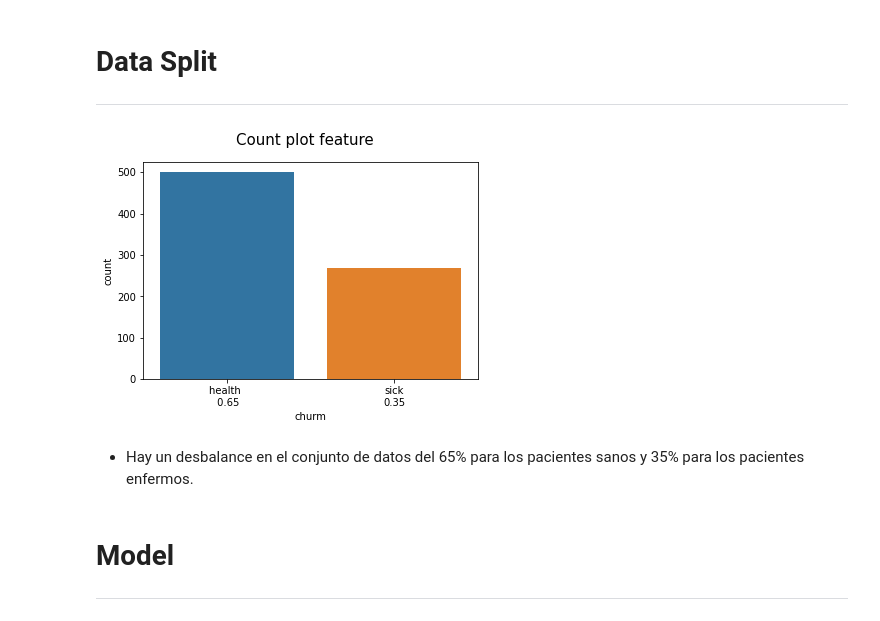
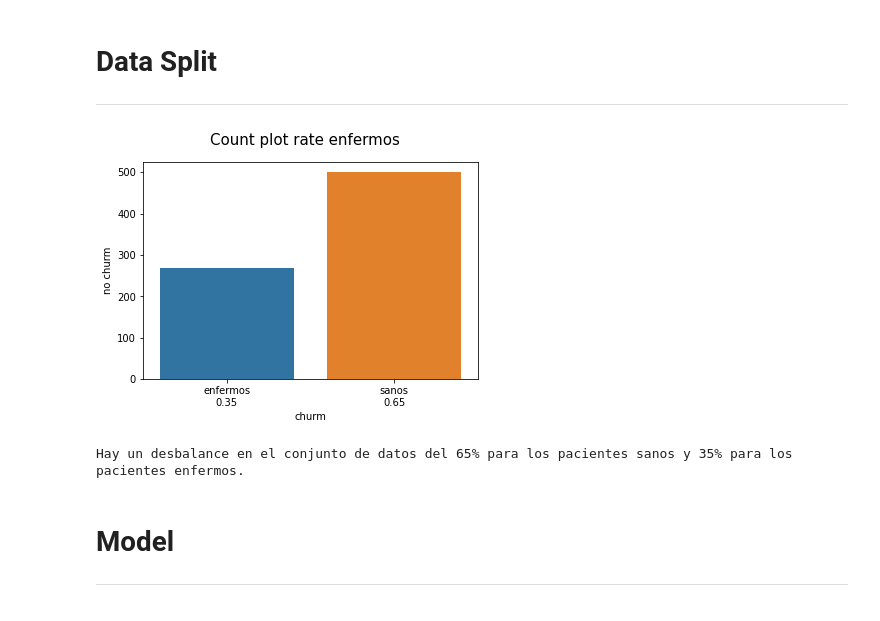
Before and after one commit to Kaiziferr/deep_learning, a Jupyter notebook: multilayer_perceptron/01_neural_network_diabetes.ipynb, the cells around one changed output. Drawn from its saved outputs; the diff is of its cells as text; code cells hidden in the pictures.

```diff
--- a/multilayer_perceptron/01_neural_network_diabetes.ipynb
+++ b/multilayer_perceptron/01_neural_network_diabetes.ipynb
@@ -50 +50,23 @@ y = data_values[:, 8]
+# %%
+def plot_bars(data: np.ndarray, title: str= 'feature', x_size:int=6, y_size:int=4, font_size:int=15,
+              x_label:str='churm', y_label:str='no churm')->None:
+  fig, ax = plt.subplots(figsize = (x_size, y_size))
+  fig.suptitle(f'Count plot {title}', fontsize = font_size)
+  sns.countplot(x = data, ax = ax)
+  label, data_target = np.unique(data, return_counts=True)
+  len_data = data.shape[0]
+  pe = '{0:.2f}'.format(data_target[1]/len_data)
+  ps = '{0:.2f}'.format(data_target[0]/len_data)
+
+  ax.set_xticklabels([f'{ax.get_xticklabels()[0].get_text()}\n{ps}', f'{ax.get_xticklabels()[1].get_text()}\n{pe}'])
+  ax.set(xlabel=x_label, ylabel=y_label)
+  fig.show()
+# %%
+plot_bars(np.where(y==1, 'enfermos', 'sanos'), title = 'rate enfermos')
+# %% [output]
+[figure, added]
+# %%
+print('Hay un desbalance en el conjunto de datos del 65% para los pacientes sanos y 35% para los pacientes enfermos.')
+# %% [output]
+Hay un desbalance en el conjunto de datos del 65% para los pacientes sanos y 35% para los pacientes enfermos.
 # %%
@@ -64,9 +74,3 @@ def plot_bars(data: np.ndarray, title: str= 'feature', x_size:int=6, y_size:int=
-# %%
-plot_bars(y)
-# %% [output]
-[figure, removed]
-# %% [markdown]
-- Hay un desbalance en el conjunto de datos del 65% para los pacientes sanos y 35% para los pacientes enfermos.
 # %% [markdown]
 # **Model**
 ---
```
Also changed, not shown: parts of 37 cells of this notebook.
